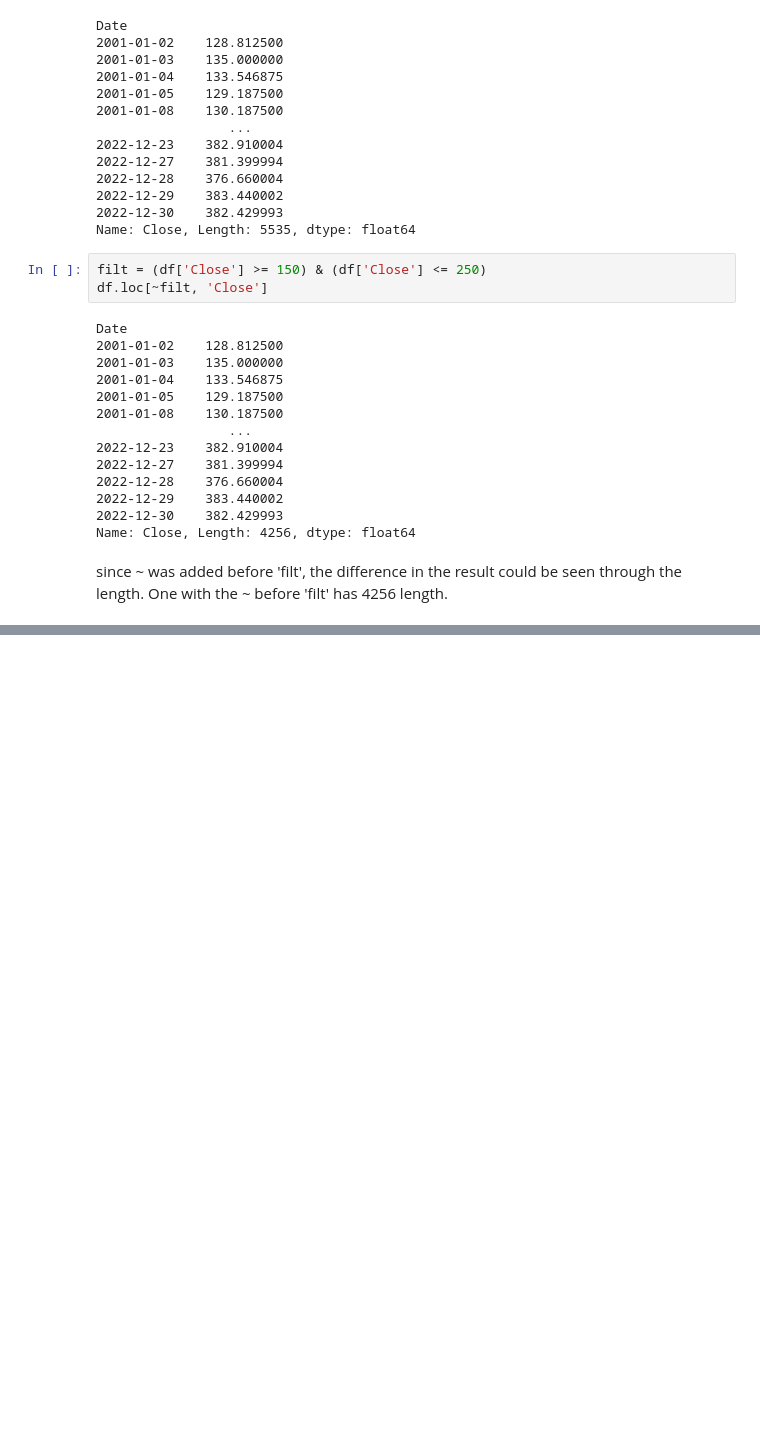
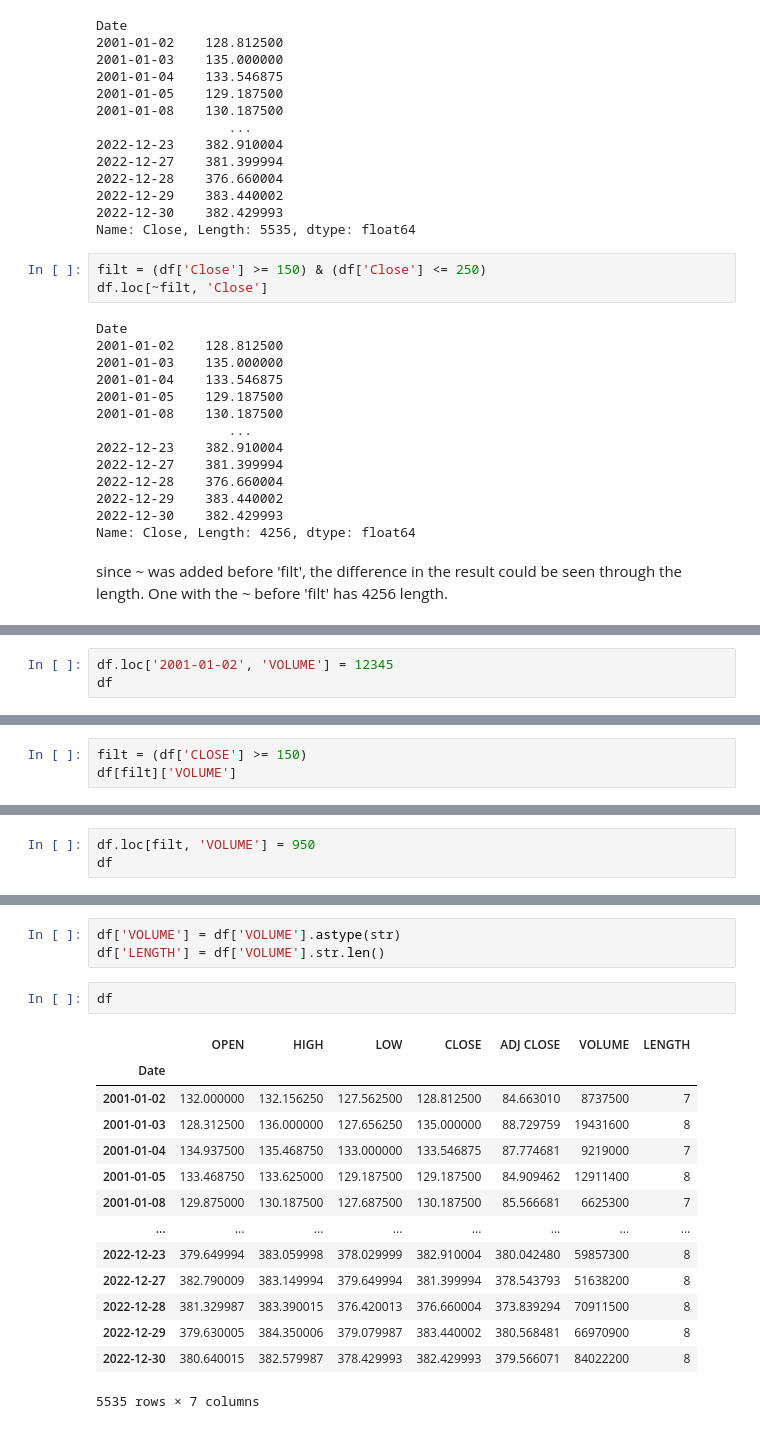
Before and after one commit to yunmokoo/SPY-Forecast_MARS_LSTM, a Jupyter notebook: SPY.ipynb, the cells around one changed output, grey strips where cells are left out. Drawn from its saved outputs; the diff is of its cells as text; blank space fills up the shorter version.

```diff
--- a/SPY.ipynb
+++ b/SPY.ipynb
@@ -462,0 +566,3 @@ since ~ was added before 'filt', the difference in the result could be seen thro
+# %%
+df.loc['2001-01-02', 'VOLUME'] = 12345
+df
@@ -462,0 +584,3 @@ since ~ was added before 'filt', the difference in the result could be seen thro
+# %%
+filt = (df['CLOSE'] >= 150)
+df[filt]['VOLUME']
@@ -462,0 +601,3 @@ since ~ was added before 'filt', the difference in the result could be seen thro
+# %%
+df.loc[filt, 'VOLUME'] = 950
+df
@@ -462,0 +619,20 @@ since ~ was added before 'filt', the difference in the result could be seen thro
+# %%
+df['VOLUME'] = df['VOLUME'].astype(str)
+df['LENGTH'] = df['VOLUME'].str.len()
+# %%
+df
+# %% [output]
+|  | OPEN | HIGH | LOW | CLOSE | ADJ CLOSE | VOLUME | LENGTH |
+| Date |  |  |  |  |  |  |  |
+| 2001-01-02 | 132.000000 | 132.156250 | 127.562500 | 128.812500 | 84.663010 | 8737500 | 7 |
+| 2001-01-03 | 128.312500 | 136.000000 | 127.656250 | 135.000000 | 88.729759 | 19431600 | 8 |
+| 2001-01-04 | 134.937500 | 135.468750 | 133.000000 | 133.546875 | 87.774681 | 9219000 | 7 |
+| 2001-01-05 | 133.468750 | 133.625000 | 129.187500 | 129.187500 | 84.909462 | 12911400 | 8 |
+| 2001-01-08 | 129.875000 | 130.187500 | 127.687500 | 130.187500 | 85.566681 | 6625300 | 7 |
+| ... | ... | ... | ... | ... | ... | ... | ... |
+| 2022-12-23 | 379.649994 | 383.059998 | 378.029999 | 382.910004 | 380.042480 | 59857300 | 8 |
+| 2022-12-27 | 382.790009 | 383.149994 | 379.649994 | 381.399994 | 378.543793 | 51638200 | 8 |
+| 2022-12-28 | 381.329987 | 383.390015 | 376.420013 | 376.660004 | 373.839294 | 70911500 | 8 |
+| 2022-12-29 | 379.630005 | 384.350006 | 379.079987 | 383.440002 | 380.568481 | 66970900 | 8 |
+| 2022-12-30 | 380.640015 | 382.579987 | 378.429993 | 382.429993 | 379.566071 | 84022200 | 8 |
+5535 rows × 7 columns
```
Also changed, not shown: parts of 15 cells of this notebook.
